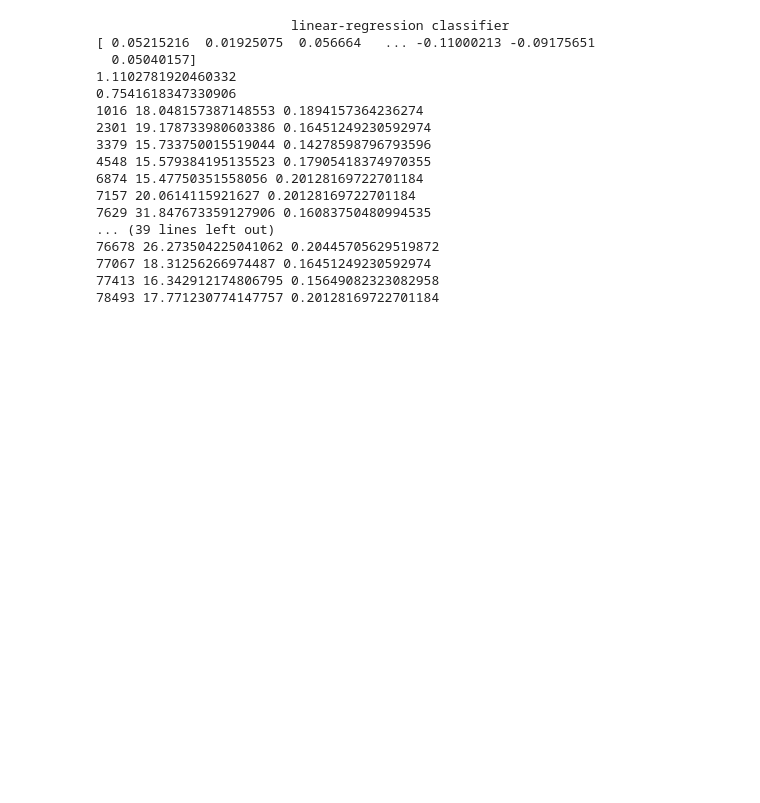
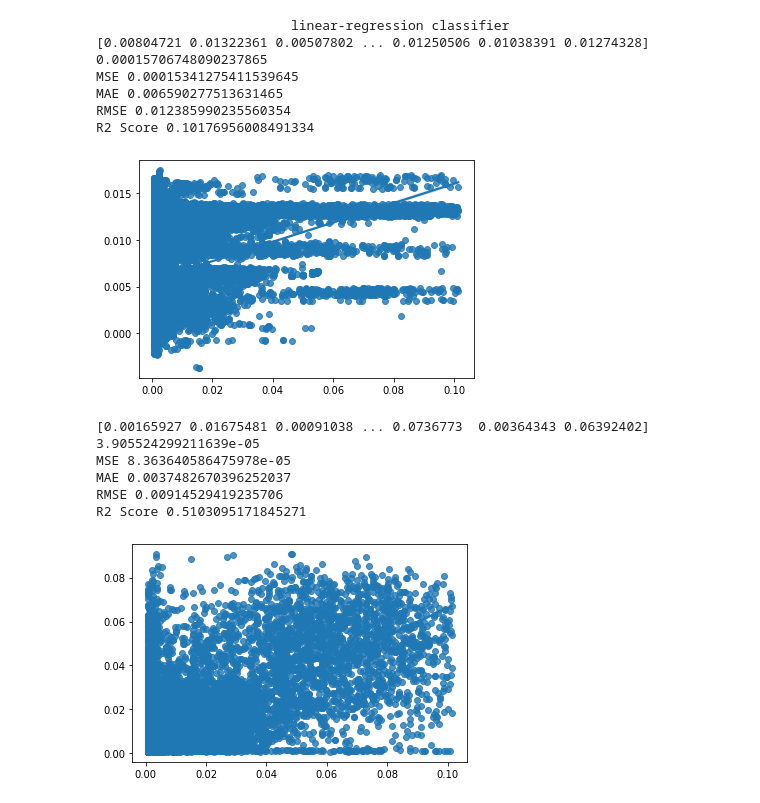
Before and after one commit to adityasaich/sasi_btp, a Jupyter notebook: sasi_btp.ipynb, the cells around one changed output. Cells and saved outputs as stored; diff of their text form; code cells hidden in the pictures; blank space fills up the shorter version.

```diff
--- a/sasi_btp.ipynb
+++ b/sasi_btp.ipynb
@@ -28,7 +28,7 @@ df_input = pd.read_csv('dataset.csv')
 def deviationTransform(arr):
   m = np.mean(arr)
   d = np.std(arr)
-  return [m,d]
+  return [0,d]
 def minMaxTransform(arr):
   min = np.min(arr)
   max = np.max(arr)
@@ -41,7 +41,7 @@ df_input = df_input[df_input['Area'] > 0 ]
 df_input = df_input[df_input['Production'] > 0 ]
 df_input["ProductionPerArea"] = ((df_input["Production"])/(df_input["Area"]))
 #dropping columns which are not used
-df_input = df_input.drop(columns=['District_Name','Area','Production'])
+df_input = df_input.drop(columns=['State_Name','Area','Production'])
 #replace empty strings with nan
 df_input = df_input.replace(r'^\s*$', np.NaN, regex=True)
 #drop null values
@@ -65,7 +65,7 @@ ax.set_xlabel('x')
 ax.set_ylabel('Frequency')
 plt.show()
 # %%
-categorical_columns = ['State_Name', 'Crop' ,'Season']
+categorical_columns = ['District_Name', 'Crop' ,'Season']
 #label encoder dict
 labels_dict = {}
 #scaling dict
@@ -84,5 +84,9 @@ df_input['Crop_Year'] = (df_input['Crop_Year'] - scaling_params[0])/scaling_para
 scaling_params = deviationTransform(np.array(df_input['ProductionPerArea']))
 df_input['ProductionPerArea'] = (df_input['ProductionPerArea'] - scaling_params[0])/scaling_params[1]
 scaling_dict['ProductionPerArea'] = scaling_params
+p1 = np.percentile(np.array(df_input['ProductionPerArea']),25)
+p2 = np.percentile(np.array(df_input['ProductionPerArea']),99)
+df_input = df_input[df_input['ProductionPerArea'] > p1]
+df_input = df_input[df_input['ProductionPerArea'] < p2]
 # %%
 df_input
@@ -108,18 +98,33 @@ df=df_small
 x_train, x_test, y_train, y_test = train_test_split(df.iloc[:,:-1], df.iloc[:,-1], test_size=0.33, random_state=42)
 # %%
 from sklearn.metrics import mean_squared_error
+from sklearn.metrics import mean_absolute_error
+from sklearn.metrics import mean_squared_log_error
+from sklearn.metrics import r2_score
+import numpy as np
+import seaborn as sns
+import matplotlib.pyplot as plt
 def classify(clf,x_train,x_test,y_train,y_test):
   clf.fit(x_train,y_train)
   y_pred = clf.predict(x_test)
   print(y_pred)
   y_train_pred = clf.predict(x_train)
   print(mean_squared_error(y_train, y_train_pred))
-  print(mean_squared_error(y_test, y_pred))
+  print("MSE " + str(mean_squared_error(y_test, y_pred)))
+  print("MAE " + str(mean_absolute_error(y_test, y_pred)))
+  print("RMSE " + str(np.sqrt(mean_squared_error(y_test, y_pred))))
+  #print("RMSLE " + str(np.sqrt(mean_squared_log_error(y_test, y_pred))))
+  R2_score = r2_score(y_test,y_pred)
+  print("R2 Score " + str(R2_score))
   y_pred = np.array(y_pred)
   y_test = np.array(y_test)
   for i in range(y_test.size):
     if(y_test[i]>15):
       print(i,y_test[i],y_pred[i])
+  data={}
+  data['x'] = y_test
+  data['y'] = y_pred
+  sns.regplot(x="x", y="y", data=data);
 # %%
 from sklearn.ensemble import RandomForestRegressor
 regresser = RandomForestRegressor(n_estimators = 10 ,random_state = 0)
@@ -153,22 +150,30 @@ print("\t\t\t linear-regression classifier")
 classify(reg,x_train,x_test,y_train,y_test)
 # %% [output]
                          linear-regression classifier
-[ 0.05215216  0.01925075  0.056664   ... -0.11000213 -0.09175651
-  0.05040157]
-1.1102781920460332
-0.7541618347330906
-1016 18.048157387148553 0.1894157364236274
-2301 19.178733980603386 0.16451249230592974
-3379 15.733750015519044 0.14278598796793596
-4548 15.579384195135523 0.17905418374970355
-6874 15.47750351558056 0.20128169722701184
-7157 20.0614115921627 0.20128169722701184
-7629 31.847673359127906 0.16083750480994535
-... (39 lines left out)
-76678 26.273504225041062 0.20445705629519872
-77067 18.31256266974487 0.16451249230592974
-77413 16.342912174806795 0.15649082323082958
-78493 17.771230774147757 0.20128169722701184
+[0.00804721 0.01322361 0.00507802 ... 0.01250506 0.01038391 0.01274328]
+0.00015706748090237865
+MSE 0.00015341275411539645
+MAE 0.006590277513631465
+RMSE 0.012385990235560354
+R2 Score 0.10176956008491334
+[figure, added]
+# %%
+from sklearn import neighbors
+from sklearn.metrics import mean_squared_error
+from math import sqrt
+import matplotlib.pyplot as plt
+%matplotlib inline
+K = 3
+model = neighbors.KNeighborsRegressor(n_neighbors = K)
+classify(model,x_train,x_test,y_train,y_test)
+# %% [output]
+[0.00165927 0.01675481 0.00091038 ... 0.0736773  0.00364343 0.06392402]
+3.905524299211639e-05
+MSE 8.363640586475978e-05
+MAE 0.0037482670396252037
+RMSE 0.00914529419235706
+R2 Score 0.5103095171845271
+[figure, added]
 # %%
 json_params = {}
 json_params['labels'] = labels_dict
```
Also changed, not shown: parts of 3 cells of this notebook.
